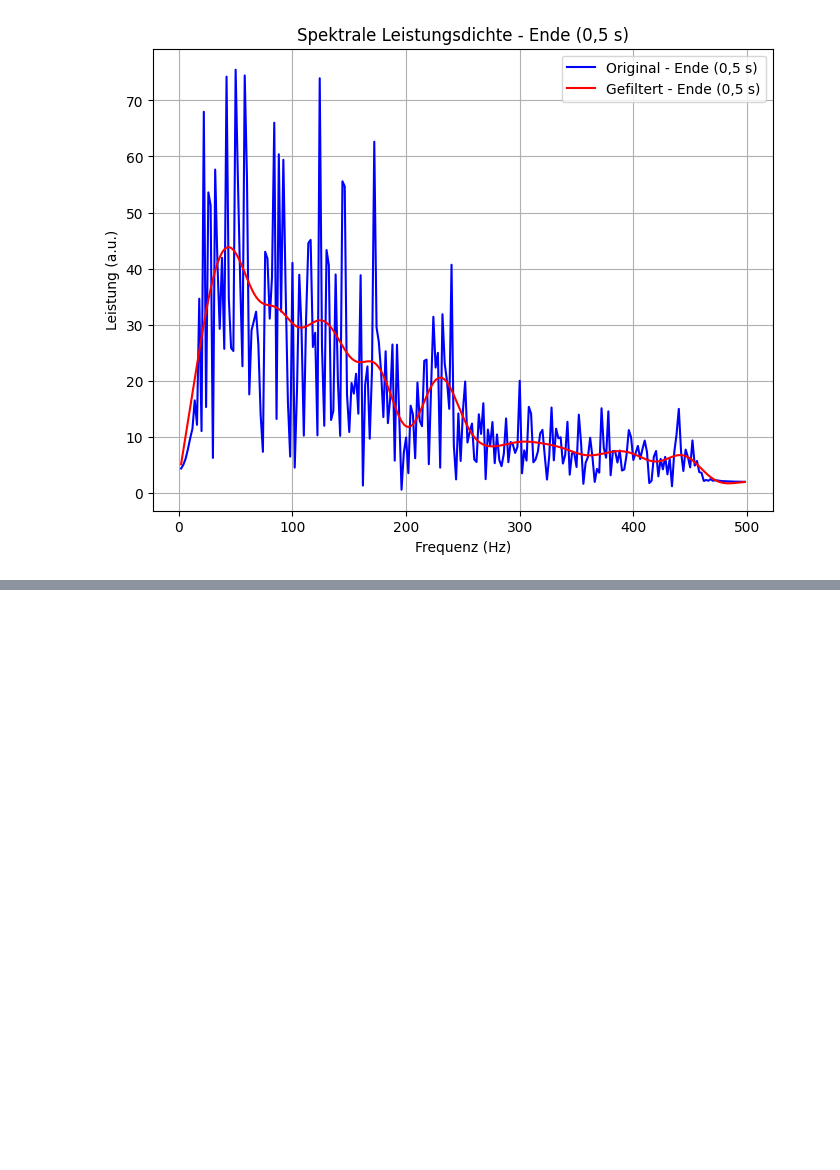
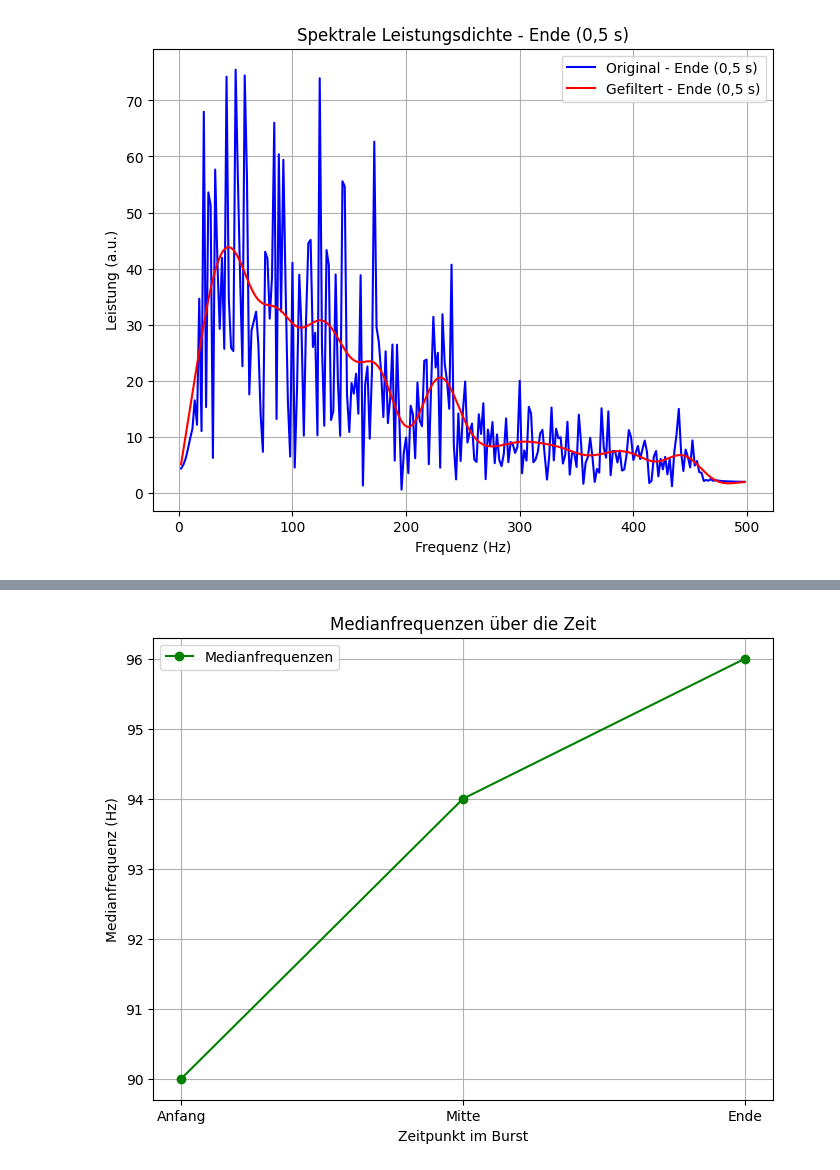
Before and after one commit to VPaulineC/Praktikum-3, a Jupyter notebook: MainCode3.ipynb, the cells around one changed output, grey strips where cells are left out. Drawn from its saved outputs; the diff is of its cells as text; code cells hidden in the pictures; blank space fills up the shorter version.

```diff
--- a/MainCode3.ipynb
+++ b/MainCode3.ipynb
@@ -634,0 +628,16 @@ plt.show()
+# %%
+
+# Medianfrequenzen über die Zeit
+median_frequencies = [median_freq_start, median_freq_middle, median_freq_end]
+time_points = ['Anfang', 'Mitte', 'Ende']
+
+plt.figure(figsize=(8, 6))
+plt.plot(time_points, median_frequencies, marker='o', color='green', label='Medianfrequenzen')
+plt.title('Medianfrequenzen über die Zeit')
+plt.xlabel('Zeitpunkt im Burst')
+plt.ylabel('Medianfrequenz (Hz)')
+plt.grid()
+plt.legend()
+plt.show()
+# %% [output]
+[figure, added]
```
Also changed, not shown: parts of 21 cells of this notebook.
